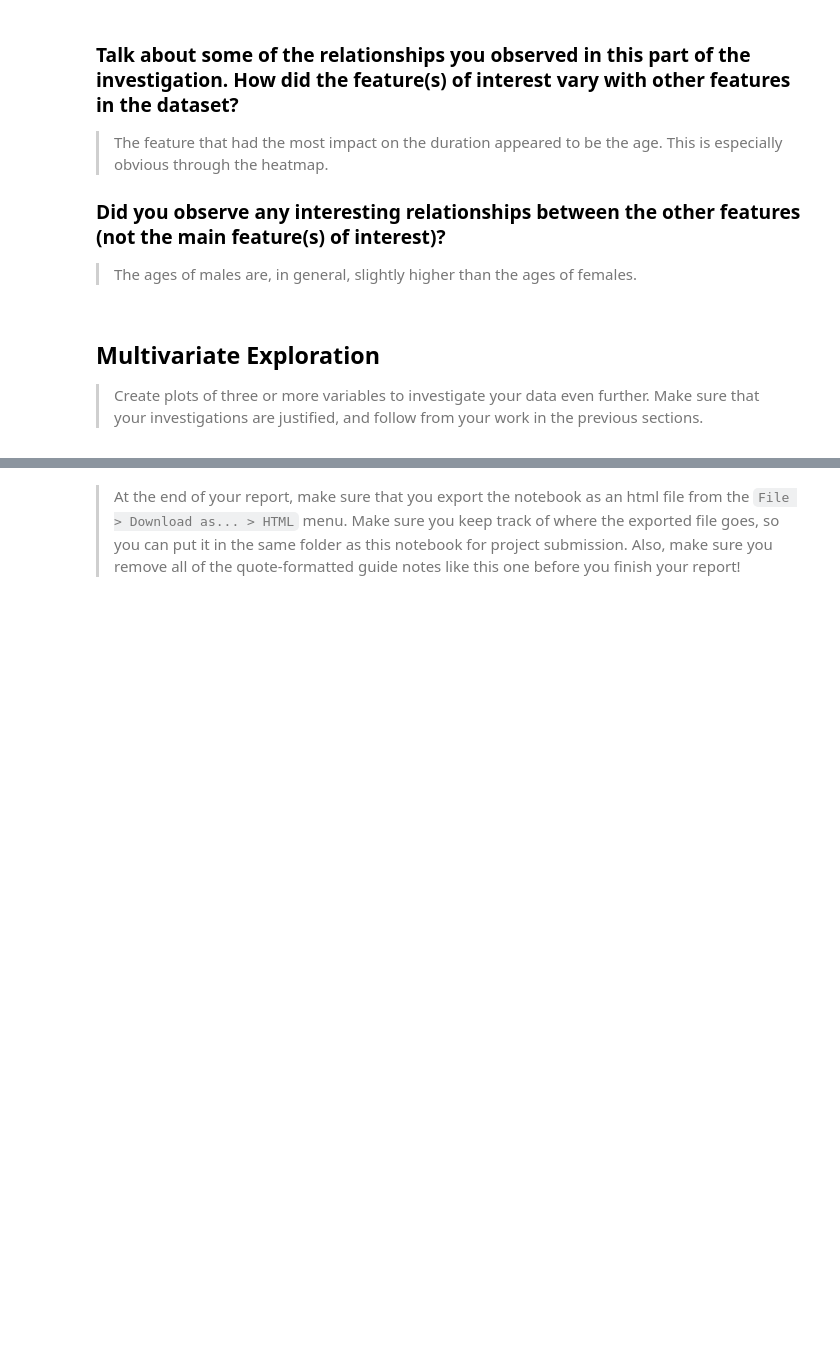
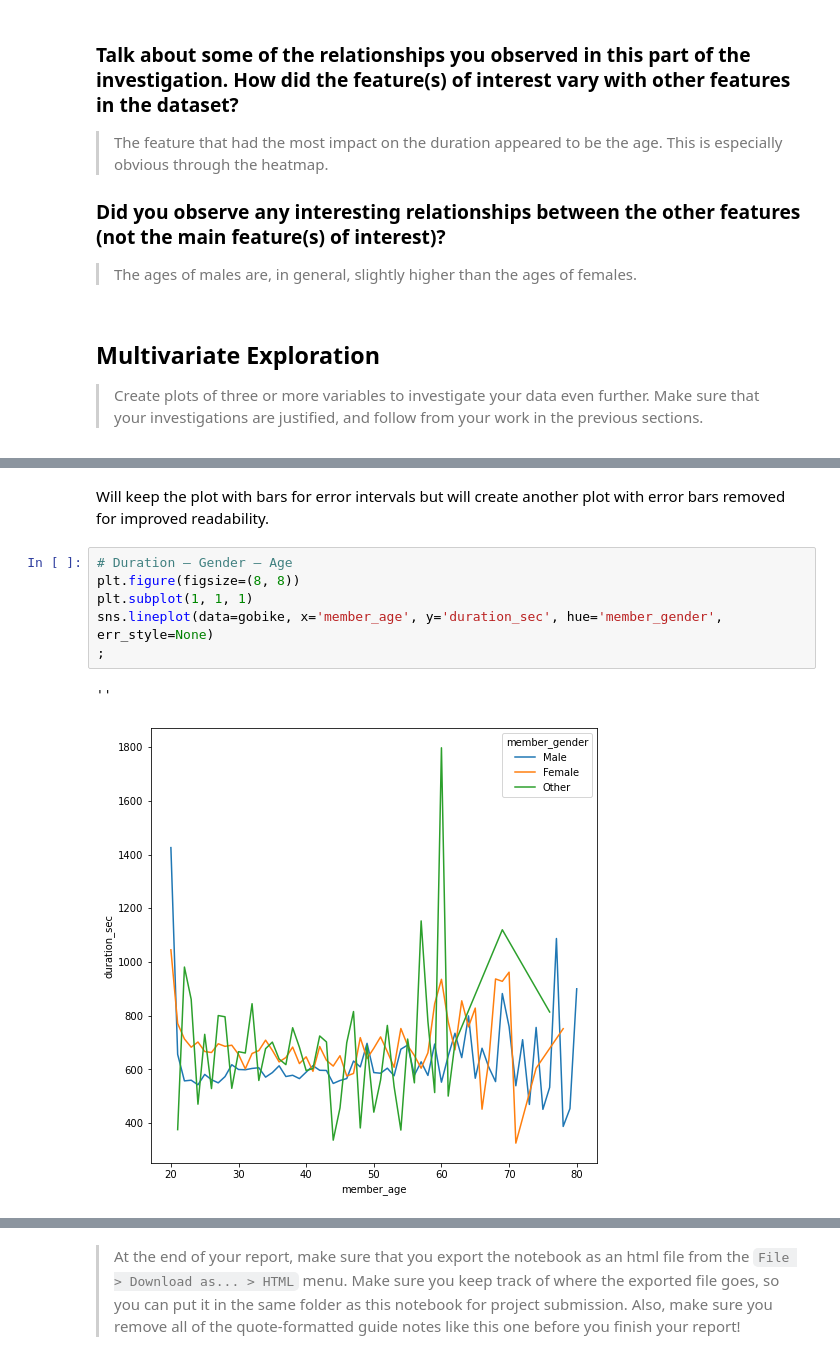
Before and after one commit to Moaaz-Mahmoud/Ford-Gobike-Data-Analysis, a Jupyter notebook: exploration_template.ipynb, the cells around one changed output, grey strips where cells are left out. Cells and saved outputs as stored; diff of their text form; blank space fills up the shorter version.

```diff
--- a/exploration_template.ipynb
+++ b/exploration_template.ipynb
@@ -374,0 +390,11 @@ Up till now, we have focused on the main feature (duration in seconds or 'durati
+# %% [markdown]
+Will keep the plot with bars for error intervals but will create another plot with error bars removed for improved readability.
+# %%
+# Duration – Gender – Age
+plt.figure(figsize=(8, 8))
+plt.subplot(1, 1, 1)
+sns.lineplot(data=gobike, x='member_age', y='duration_sec', hue='member_gender', err_style=None)
+;
+# %% [output]
+''
+[figure, added]
```
Also changed, not shown: parts of 8 cells of this notebook.
